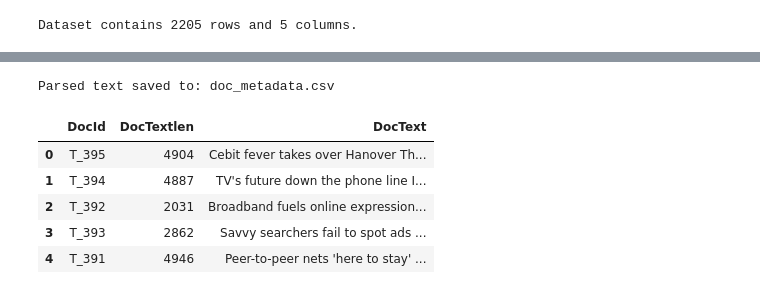
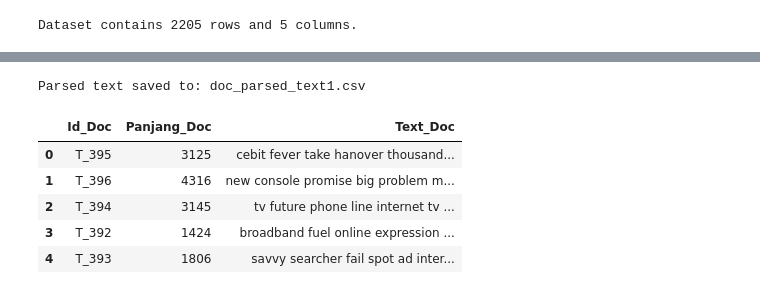
Before and after one commit to Ananta-Taksaka/bbc_classification, a Jupyter notebook: document_classification.ipynb, the cells around one changed output, grey strips where cells are left out. Cells and saved outputs as stored; diff of their text form; code cells hidden in the pictures.

```diff
--- a/document_classification.ipynb
+++ b/document_classification.ipynb
@@ -78,7 +78,7 @@ Seaborn version: 0.13.0
 # %%
 DATA_DIR = "dataset/"
 METADATA_CSV = "doc_metadata.csv"
-PARSED_TEXT_CSV = "doc_parsed_text.csv"
+PARSED_TEXT_CSV = "doc_parsed_text1.csv"
 FINAL_CSV = "doc_preprocessed.csv"
 # %% [markdown]
 <h3>Daftar Fungsi</h3>
@@ -313,10 +364,30 @@ flags_im = re.IGNORECASE | re.MULTILINE
 def preprocess(text):
     # Replace consecutive similar special characters with space.
     text = re.sub(SPECIAL_CHARS, " ", text, flags=flags_im)
+    text = text.lower()
+    text = text.replace("\n"," ").replace("\t"," ")
+    text = re.sub("\s+"," ",text)
+    text = re.sub(r'\d+', '', text)
+    text = re.sub(r'[^\w\s]', '', text)
+    text = re.sub(r"\s+", " ", text).strip()
+
+    # tokens
+    tokens = word_tokenize(text)
+
+    data = [i for i in tokens if i not in punctuation]
+    data = [i for i in data if i not in stopwords_list]
+
+    # Lemmatization
+    lemmatizer = WordNetLemmatizer()
+    final_text = []
+    for i in data:
+        word = lemmatizer.lemmatize(i)
+        final_text.append(word)
+
+    return " ".join(final_text)
 
     # Compress text into a single line by replacing all
     # extra spaces, \t, \n, \r etc. with a single space.
-    return re.sub(r"\s+", " ", text).strip()
 # %%
 inp_text = """
 OMG!!!! This is line1.
@@ -334,35 +419,38 @@ OMG This is line1. Is this really line 2 Some lengthy line to test text preproce
 # %%
 if os.path.exists(PARSED_TEXT_CSV):
     print("Loading parsed text data of documents from:", PARSED_TEXT_CSV)
     prsd_df = pd.read_csv(PARSED_TEXT_CSV)
 else:
     parsed_data = []
-    for doc_id, file_path in tqdm(meta_df[["Id_Doc", "Path_Doc"]].values):
+    for doc_id, doc_path in tqdm(meta_df[["Id_Doc", "Path_Doc"]].values):
 
         # Read document as byte-file.
-        with open(file_path, "rb") as txt_f:
+        with open(doc_path, "rb") as txt_f:
             ip_text = txt_f.read().decode("utf-8", errors="ignore").strip()  # Input txt
 
             if is_empty(ip_text):
                 continue
 
             op_text = preprocess(ip_text)
+
             parsed_data.append([doc_id, len(op_text), op_text])
 
     # Convert parsed text from documents into a DataFrame.
-    col_names = ["DocId", "DocTextlen", "DocText"]
-    prsd_df = pd.DataFrame(parsed_data, columns=col_names)
+    nama_kolom = ["Id_Doc", "Panjang_Doc", "Text_Doc"]
+
+    # col_names = ["DocId", "DocTextlen", "DocText"]
+    prsd_df = pd.DataFrame(parsed_data, columns=nama_kolom)
 
     # Save DataFrame as CSV file for future use.
     prsd_df.to_csv(PARSED_TEXT_CSV, index=False, na_rep="")
-    print("Parsed text saved to:", METADATA_CSV)
+    print("Parsed text saved to:", PARSED_TEXT_CSV)
 
 prsd_df.head()
 # %% [output]
-Parsed text saved to: doc_metadata.csv
+Parsed text saved to: doc_parsed_text1.csv
-|  | DocId | DocTextlen | DocText |
-| 0 | T_395 | 4904 | Cebit fever takes over Hanover Th... |
-| 1 | T_394 | 4887 | TV's future down the phone line I... |
-| 2 | T_392 | 2031 | Broadband fuels online expression... |
-| 3 | T_393 | 2862 | Savvy searchers fail to spot ads ... |
-| 4 | T_391 | 4946 | Peer-to-peer nets 'here to stay' ... |
+|  | Id_Doc | Panjang_Doc | Text_Doc |
+| 0 | T_395 | 3125 | cebit fever take hanover thousand... |
+| 1 | T_396 | 4316 | new console promise big problem m... |
+| 2 | T_394 | 3145 | tv future phone line internet tv ... |
+| 3 | T_392 | 1424 | broadband fuel online expression ... |
+| 4 | T_393 | 1806 | savvy searcher fail spot ad inter... |
```
Also changed, not shown: parts of 13 cells of this notebook, 1 other file.
